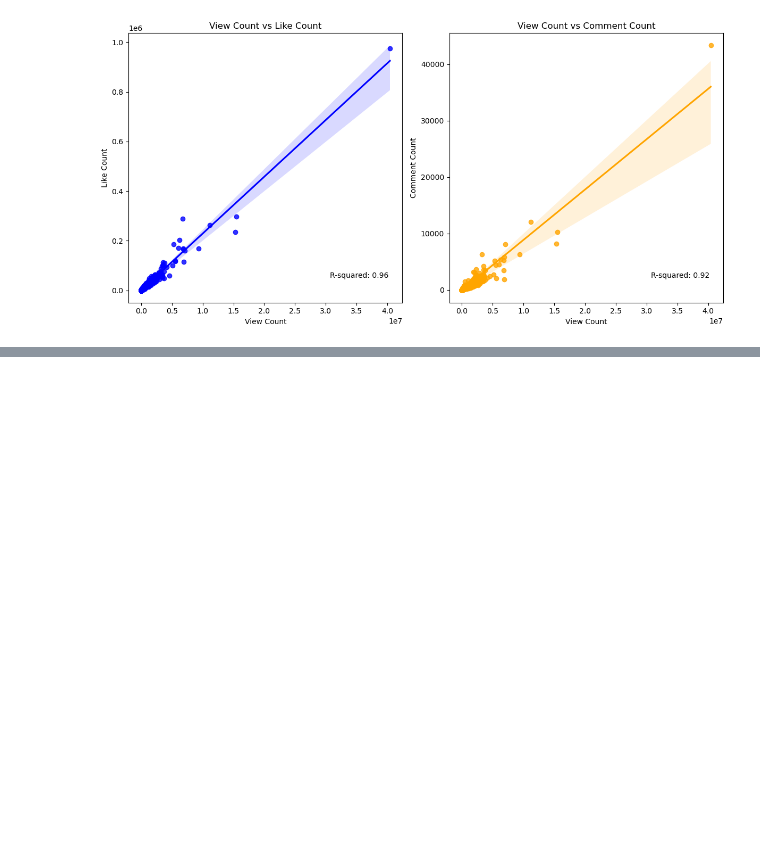
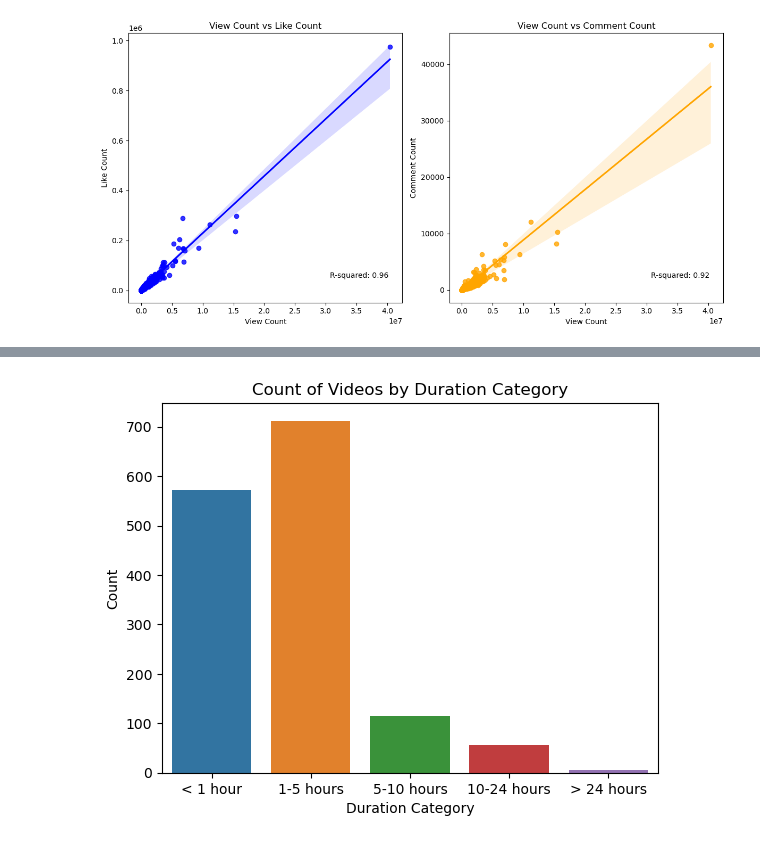
Before and after one commit to rafpang/aws-youtube-pipeline, a Jupyter notebook: analytics.ipynb, the cells around one changed output, grey strips where cells are left out. Cells and saved outputs as stored; diff of their text form; code cells hidden in the pictures; blank space fills up the shorter version.

```diff
--- a/analytics.ipynb
+++ b/analytics.ipynb
@@ -176,0 +213,21 @@ plt.show()
+# %%
+
+
+# Count the occurrences of each category
+category_counts = fcc_df['category'].value_counts().reset_index()
+
+# Rename the columns for better labeling
+category_counts.columns = ['Category', 'Count']
+
+# Create the count bar plot
+sns.barplot(x='Category', y='Count', data=category_counts)
+
+# Set labels and title
+plt.xlabel('Duration Category')
+plt.ylabel('Count')
+plt.title('Count of Videos by Duration Category')
+
+# Display the plot
+plt.show()
+# %% [output]
+[figure, added]
```
Also changed, not shown: parts of 6 cells of this notebook.
